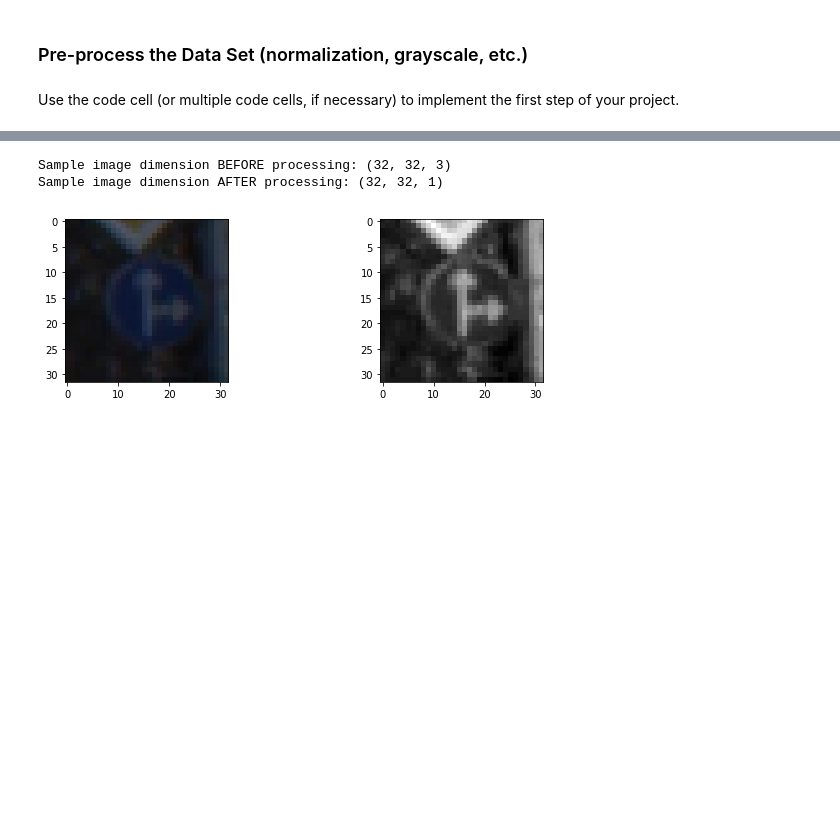
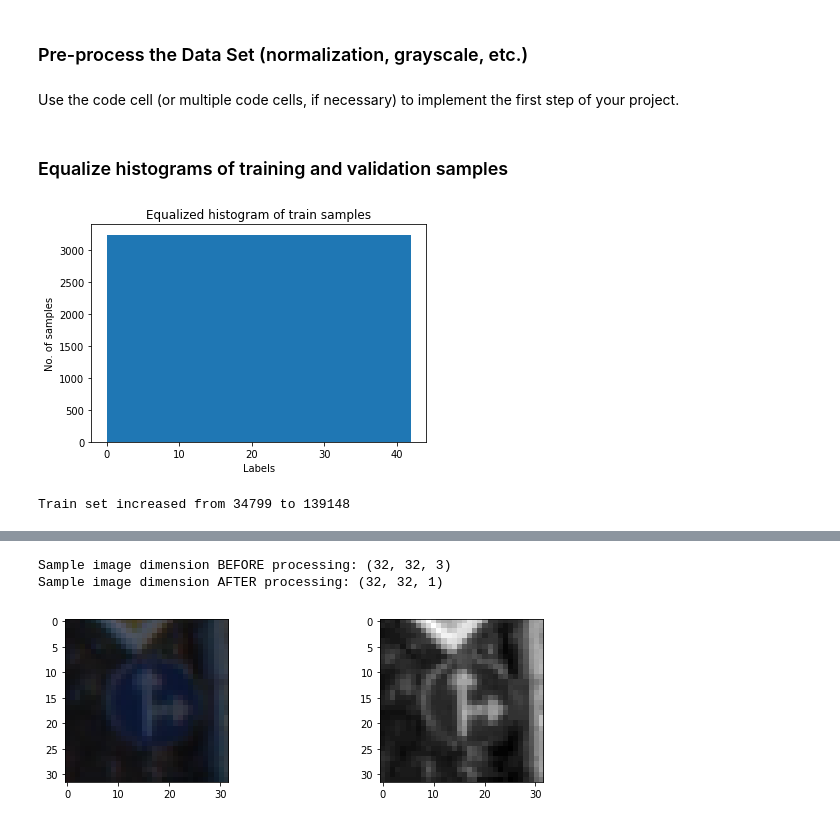
Before and after one commit to tomaszkacmajor/CarND-Traffic-Sign-Classifier-P2, a Jupyter notebook: Traffic_Sign_Classifier.ipynb, the cells around one changed output, grey strips where cells are left out. Saved outputs shown, nothing was run; the diff lists cells and outputs as text; code cells hidden in the pictures; blank space fills up the shorter version.

```diff
--- a/Traffic_Sign_Classifier.ipynb
+++ b/Traffic_Sign_Classifier.ipynb
@@ -141,3 +134,5 @@ Here is an example of a [published baseline model on this problem](http://yann.l
 ### Pre-process the Data Set (normalization, grayscale, etc.)
 # %% [markdown]
 Use the code cell (or multiple code cells, if necessary) to implement the first step of your project.
+# %% [markdown]
+### Equalize histograms of training and validation samples
@@ -143,0 +250,13 @@ Use the code cell (or multiple code cells, if necessary) to implement the first
+# %%
+X_train, y_train = equalize_samples_set(X_train, y_train)
+
+n, bins, patches = plt.hist(y_train, n_classes)
+plt.xlabel('Labels')
+plt.ylabel('No. of samples')
+plt.title('Equalized histogram of train samples')
+plt.show()
+
+print("Train set increased from {} to {}".format(n_train,X_train.shape[0]))
+# %% [output]
+[figure, added]
+Train set increased from 34799 to 139148
```
Also changed, not shown: parts of 10 cells of this notebook.
